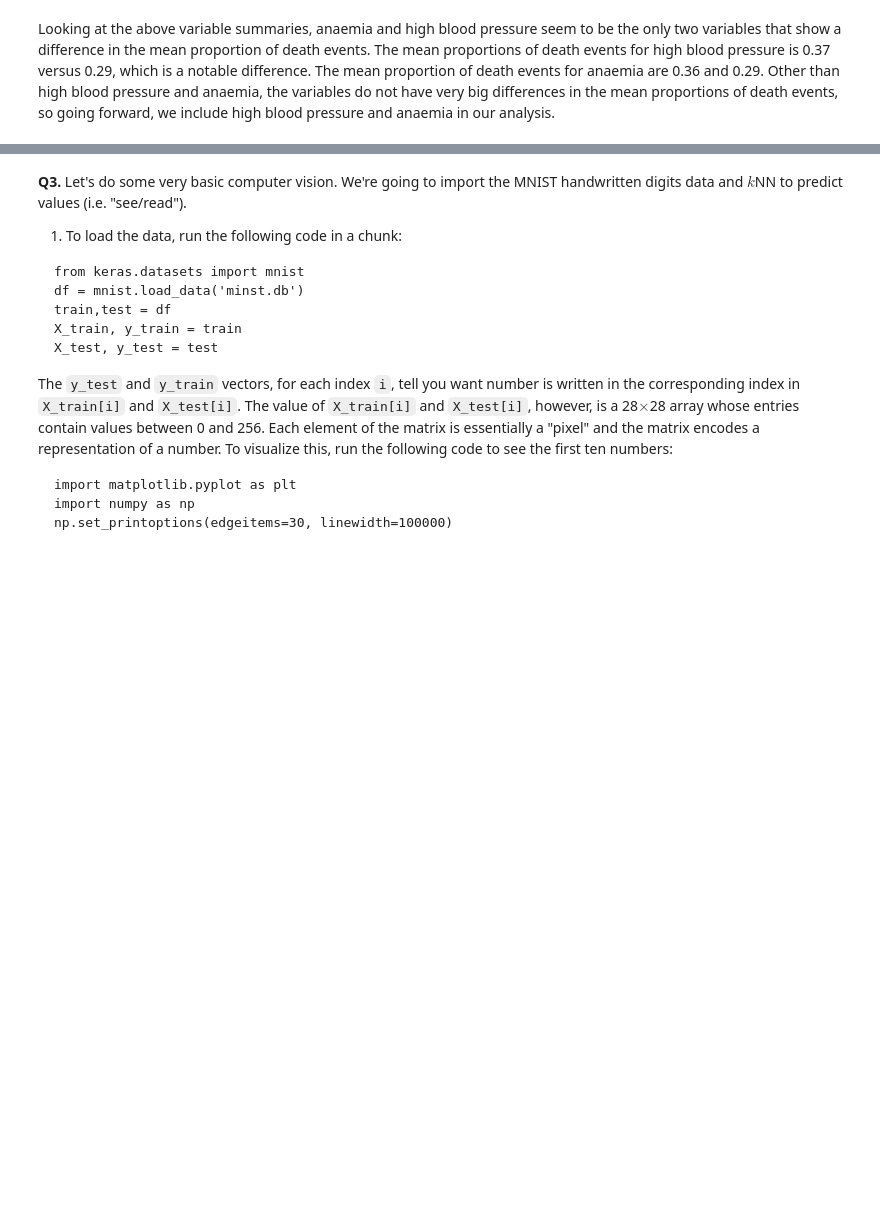
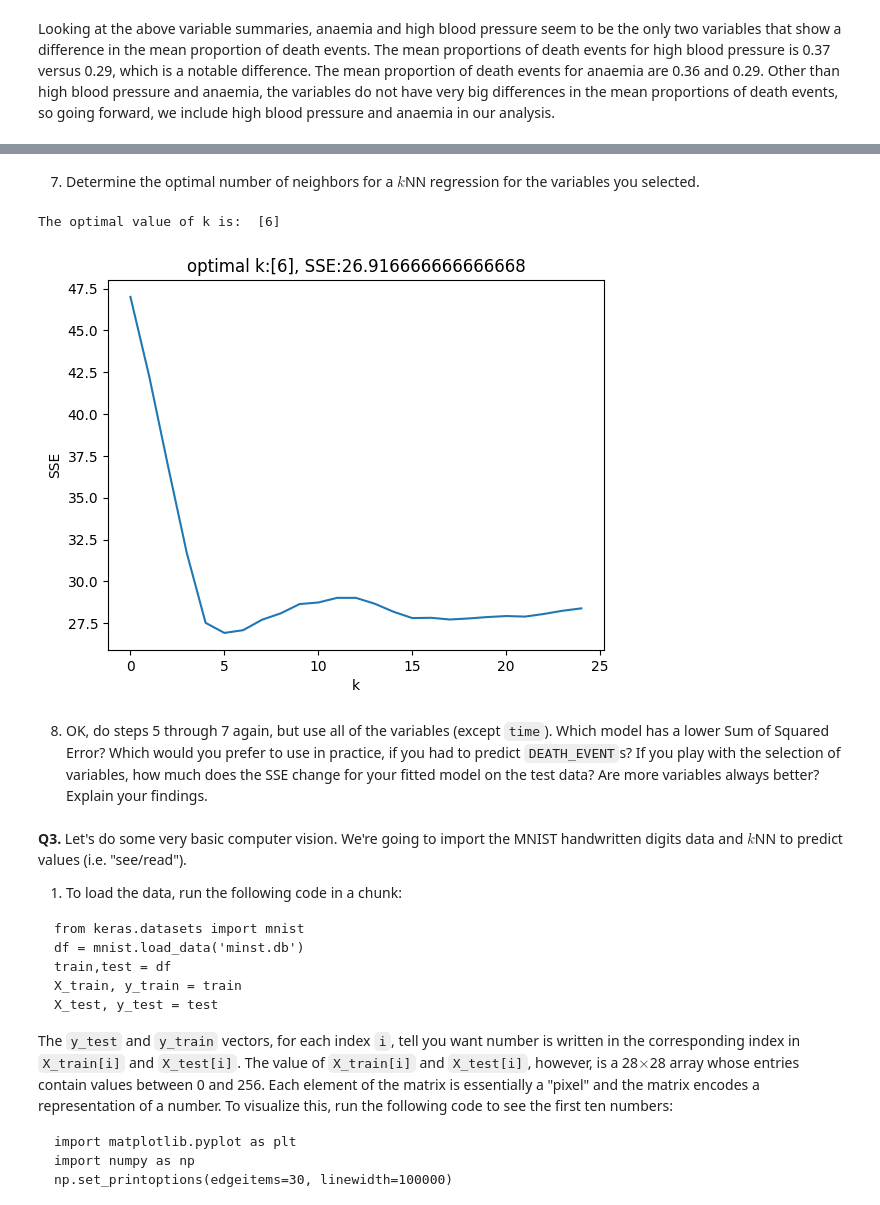
Before and after one commit to kelseymatsik/knn, a Jupyter notebook: assignment_knn.ipynb, the cells around one changed output, grey strips where cells are left out. Drawn from its saved outputs; the diff is of its cells as text; code cells hidden in the pictures; blank space fills up the shorter version.

```diff
--- a/assignment_knn.ipynb
+++ b/assignment_knn.ipynb
@@ -133,9 +135,8 @@ Looking at the above variable summaries, anaemia and high blood pressure seem to
 # %%
 # Set target variable
-y = 'death_event'
+y = df['death_event']
 
 # Feature matrix
-X = df.loc[:, ['sex', 'ejection_fraction', 'serum_creatinine',
-               'serum_sodium', 'age']]
+X = df.loc[:, ['age', 'ejection_fraction', 'serum_creatinine', 'high_blood_pressure', 'anaemia']]
 print(X.describe())
 # %% [output]
@@ -184,7 +194,15 @@ print(X.shape)
 # Train test split
 from sklearn.model_selection import train_test_split
 
-X_train, X_test, y_train, y_test = train_test_split(X,y, # Feature and target variables
-                                                    test_size=.2, # Split the sample 80 train/ 20 test
-                                                    random_state=100) # For replication purposes
+np.random.seed(100)
+N = X.shape[0] # N = length of dataset (rows)
+all = np.arange(1, N) # Creates an array of all indices in the data set, 1 to N-1
+train = np.random.choice(N, int(0.8*N)) # Generate random indices for train#
+test = [item for item in all if item not in train] # Identify test indices (indices not in train set)
+
+X_train = X.iloc[train,:]
+y_train = y.iloc[train]
+X_test = X.iloc[test,:]
+y_test = y.iloc[test]
+# print(X_train.shape, y_train.shape, X_test.shape, y_test.shape)
 # %% [output]
@@ -191,0 +225,2 @@ ValueError: Found input variables with inconsistent numbers of samples: [299, 11
+# %% [markdown]
+7. Determine the optimal number of neighbors for a $k$NN regression for the variables you selected.
@@ -192,3 +229,34 @@ ValueError: Found input variables with inconsistent numbers of samples: [299, 11
+# %%
+# Determine the optimal k
+k_bar = 25 # Number of k's to try
+k_grid = np.arange(1, k_bar) # Range of k's to consider
+SSE = np.zeros(k_bar) # Store the SSE
+#SSE_on_train = np.zeros(k_bar)
+
+for k in range(k_bar):
+    model = KNeighborsRegressor(n_neighbors=k+1) # Create model
+    predictor = model.fit(X_train,y_train) # Train model
+    y_hat = model.predict(X_test) # Make predictions
+    SSE[k] = np.sum((y_test-y_hat)**2) # Calculate SSE for each k
+
+SSE_min = np.min(SSE) # highest recorded accuracy
+min_index = np.where(SSE==SSE_min)
+k_star = k_grid[min_index] # Optimal k
+print("The optimal value of k is: ", k_star)
+# %% [output]
+The optimal value of k is:  [6]
+# %%
+# Make the SSE plot
+plt.plot(np.arange(0,k_bar),SSE) # Plot accuracy by k
+plt.xlabel("k")
+plt.title("optimal k:"+str(k_star)+', SSE:'+str(SSE_min))
+plt.ylabel('SSE')
+plt.show()
+# optimal k = 6
+# %% [output]
+[figure, added]
+# %% [markdown]
+8. OK, do steps 5 through 7 again, but use all of the variables (except `time`). Which model has a lower Sum of Squared Error? Which would you prefer to use in practice, if you had to predict `DEATH_EVENT`s? If you play with the selection of variables, how much does the SSE change for your fitted model on the test data? Are more variables always better? Explain your findings.
 # %% [markdown]
 **Q3.** Let's do some very basic computer vision. We're going to import the MNIST handwritten digits data and $k$NN to predict values (i.e. "see/read").
 
```
Also changed, not shown: parts of 11 cells of this notebook.
